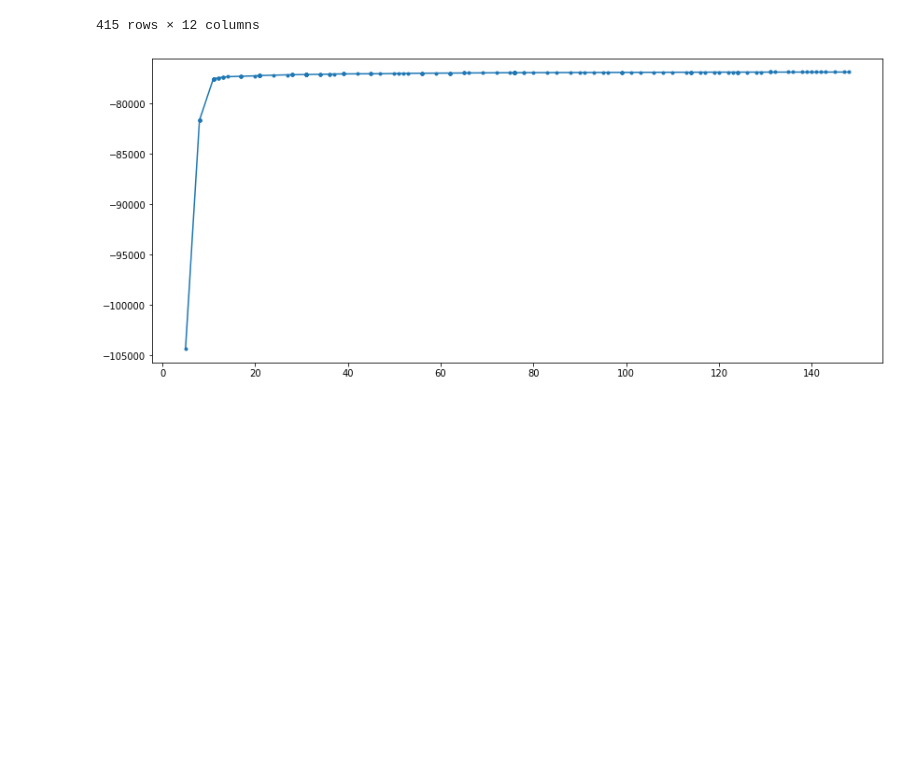
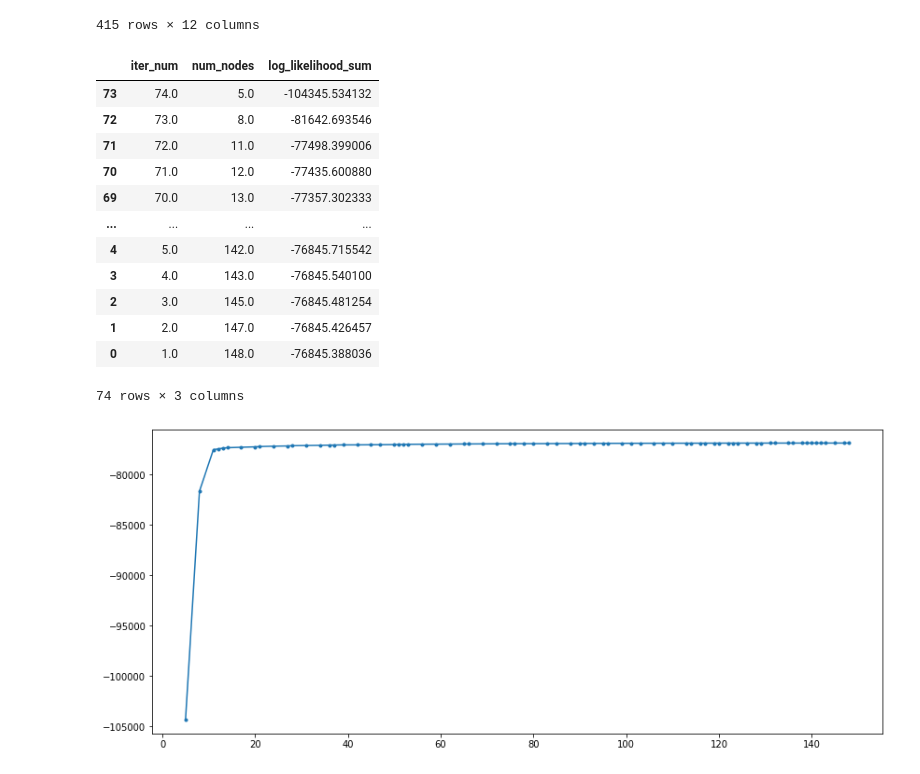
Before and after one commit to neuromat/smallest_maximizer_criterion, a Jupyter notebook: examples/notebooks/Pruning context trees (Incremental - BP).ipynb, the cells around one changed output. Saved outputs shown, nothing was run; the diff lists cells and outputs as text; code cells hidden in the pictures; blank space fills up the shorter version.

```diff
--- a/examples/notebooks/Pruning context trees (Incremental - BP).ipynb
+++ b/examples/notebooks/Pruning context trees (Incremental - BP).ipynb
@@ -122,6 +122,21 @@ new_t.df
 415 rows × 12 columns
 # %%
 results = df_results.sort_values(['num_nodes'], ascending=True)
+results
+# %% [output]
+|  | iter_num | num_nodes | log_likelihood_sum |
+| 73 | 74.0 | 5.0 | -104345.534132 |
+| 72 | 73.0 | 8.0 | -81642.693546 |
+| 71 | 72.0 | 11.0 | -77498.399006 |
+| 70 | 71.0 | 12.0 | -77435.600880 |
+| 69 | 70.0 | 13.0 | -77357.302333 |
+| ... | ... | ... | ... |
+| 4 | 5.0 | 142.0 | -76845.715542 |
+| 3 | 4.0 | 143.0 | -76845.540100 |
+| 2 | 3.0 | 145.0 | -76845.481254 |
+| 1 | 2.0 | 147.0 | -76845.426457 |
+| 0 | 1.0 | 148.0 | -76845.388036 |
+74 rows × 3 columns
 # %%
 plt.figure(figsize=(14, 6))
 plt.plot(results.num_nodes, results.log_likelihood_sum, marker='.')
```
Also changed, not shown: parts of 4 cells of this notebook, 1 other file.
